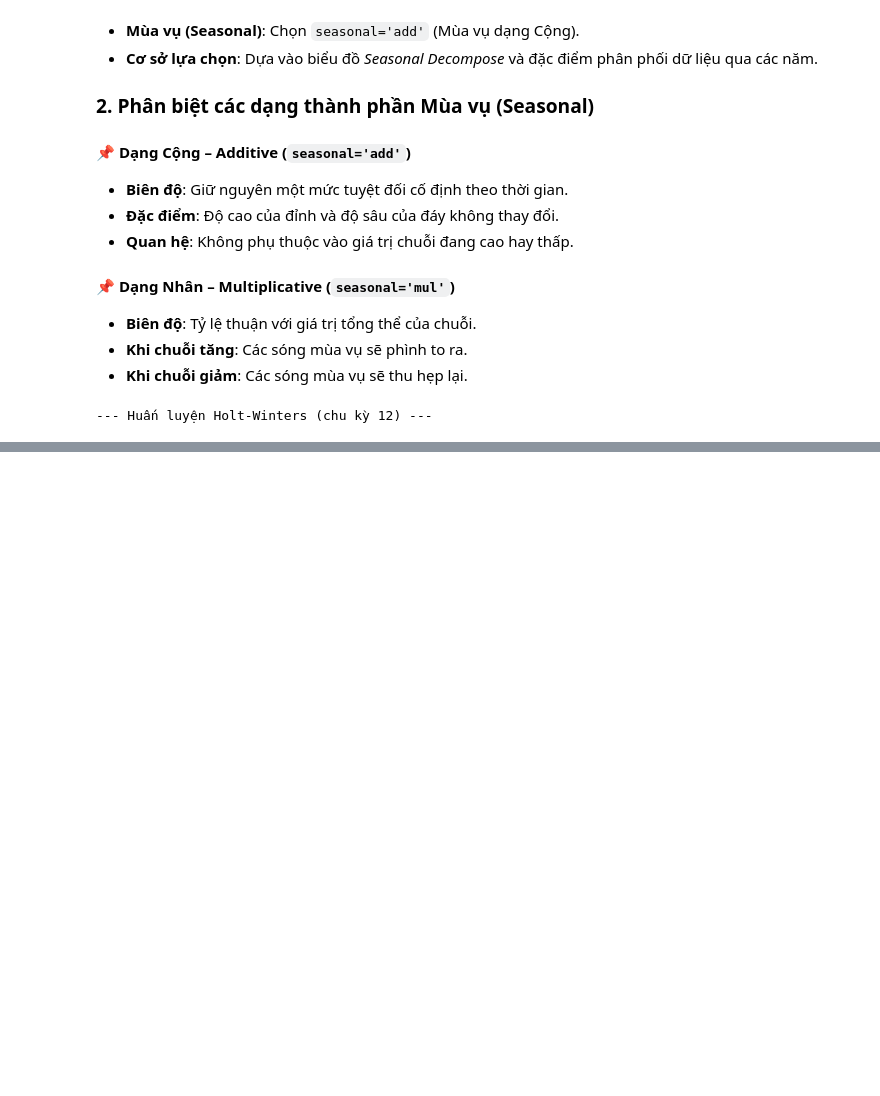
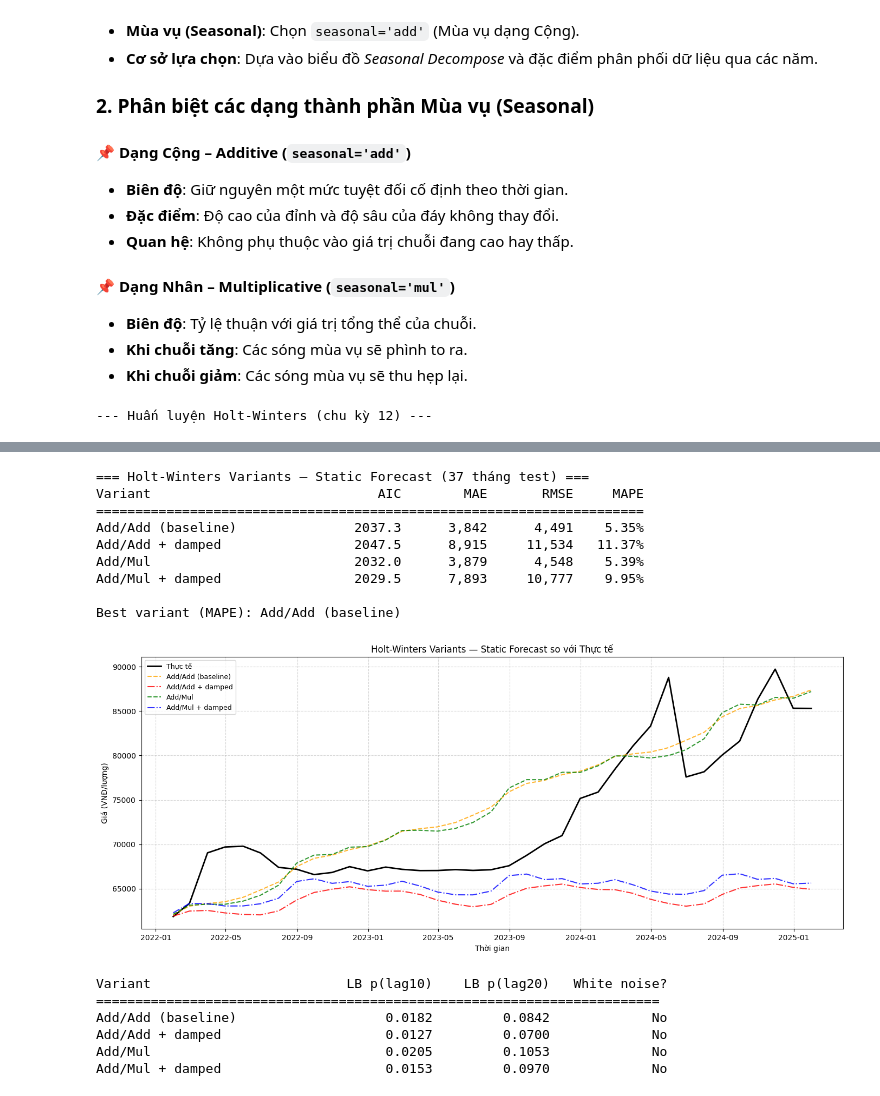
Before and after one commit to lamphat344961-alt/DA_mon_mhtk, a Jupyter notebook: project_3/do_1.ipynb, the cells around one changed output, grey strips where cells are left out. Saved outputs shown, nothing was run; the diff lists cells and outputs as text; code cells hidden in the pictures; blank space fills up the shorter version.

```diff
--- a/project_3/do_1.ipynb
+++ b/project_3/do_1.ipynb
@@ -809,0 +945,75 @@ KeyboardInterrupt:
+# %%
+# ══════════════════════════════════════════════════════════════════════════════
+# THỬ NGHIỆM B — Holt-Winters: damped_trend và seasonal multiplicative
+# Mục tiêu: khắc phục autocorrelation trong phần dư HW (Ljung-Box lag10 p=0.018)
+# Biên độ giá vàng tăng theo thời gian → seasonal='mul' có thể phù hợp hơn 'add'
+# ══════════════════════════════════════════════════════════════════════════════
+from statsmodels.tsa.holtwinters import ExponentialSmoothing
+
+hw_configs = {
+    'Add/Add (baseline)':  dict(trend='add', seasonal='add', damped_trend=False),
+    'Add/Add + damped':    dict(trend='add', seasonal='add', damped_trend=True),
+    'Add/Mul':             dict(trend='add', seasonal='mul', damped_trend=False),
+    'Add/Mul + damped':    dict(trend='add', seasonal='mul', damped_trend=True),
+}
+
+print('=== Holt-Winters Variants — Static Forecast (37 tháng test) ===')
+print(f'{"Variant":<28} {"AIC":>10} {"MAE":>10} {"RMSE":>10} {"MAPE":>8}')
+print('='*70)
+
+hw_fitted = {}
+for name, cfg in hw_configs.items():
+    try:
+        m = ExponentialSmoothing(train_m, seasonal_periods=12, **cfg).fit()
+        fc = m.forecast(steps=len(test_m))
+        mae, rmse, mape = get_metrics(test_m.values, fc.values)
+        hw_fitted[name] = {'model': m, 'fc': fc, 'mae': mae, 'rmse': rmse, 'mape': mape}
+        print(f'{name:<28} {m.aic:>10.1f} {mae:>10,.0f} {rmse:>10,.0f} {mape:>7.2f}%')
+    except Exception as e:
+        print(f'{name:<28} ERROR: {e}')
+
+best = min(hw_fitted, key=lambda k: hw_fitted[k]['mape'])
+print(f'\nBest variant (MAPE): {best}')
+
+# ── Biểu đồ so sánh các variant ──────────────────────────────────────────────
+plt.figure(figsize=(14, 6))
+plt.plot(test_m.index, test_m.values, label='Thực tế', color='black', linewidth=2)
+colors = ['orange', 'red', 'green', 'blue']
+styles = ['--', '-.', '--', '-.']
+for (name, res), c, ls in zip(hw_fitted.items(), colors, styles):
+    plt.plot(test_m.index, res['fc'], label=name, color=c, linestyle=ls, alpha=0.8)
+plt.title('Holt-Winters Variants — Static Forecast so với Thực tế')
+plt.xlabel('Thời gian')
+plt.ylabel('Giá (VNĐ/lượng)')
+plt.legend(fontsize=9)
+plt.grid(True, linestyle='--', alpha=0.5)
+plt.tight_layout()
+plt.show()
+
+# ── Ljung-Box phần dư của từng variant ───────────────────────────────────────
+print()
+print(f'{"Variant":<28} {"LB p(lag10)":>14} {"LB p(lag20)":>14} {"White noise?":>14}')
+print('='*72)
+for name, res in hw_fitted.items():
+    resid = pd.Series(res['model'].resid.values, index=train_m.index)
+    lb = acorr_ljungbox(resid, lags=[10, 20], return_df=True)
+    p10, p20 = lb['lb_pvalue'].iloc[0], lb['lb_pvalue'].iloc[1]
+    wn = 'Yes' if p10 > 0.05 and p20 > 0.05 else 'No'
+    print(f'{name:<28} {p10:>14.4f} {p20:>14.4f} {wn:>14}')
+# %% [output]
+=== Holt-Winters Variants — Static Forecast (37 tháng test) ===
+Variant                             AIC        MAE       RMSE     MAPE
+======================================================================
+Add/Add (baseline)               2037.3      3,842      4,491    5.35%
+Add/Add + damped                 2047.5      8,915     11,534   11.37%
+Add/Mul                          2032.0      3,879      4,548    5.39%
+Add/Mul + damped                 2029.5      7,893     10,777    9.95%
+
+Best variant (MAPE): Add/Add (baseline)
+[figure, added]
+Variant                         LB p(lag10)    LB p(lag20)   White noise?
+========================================================================
+Add/Add (baseline)                   0.0182         0.0842             No
+Add/Add + damped                     0.0127         0.0700             No
+Add/Mul                              0.0205         0.1053             No
+Add/Mul + damped                     0.0153         0.0970             No
```
Also changed, not shown: parts of 15 cells of this notebook.
